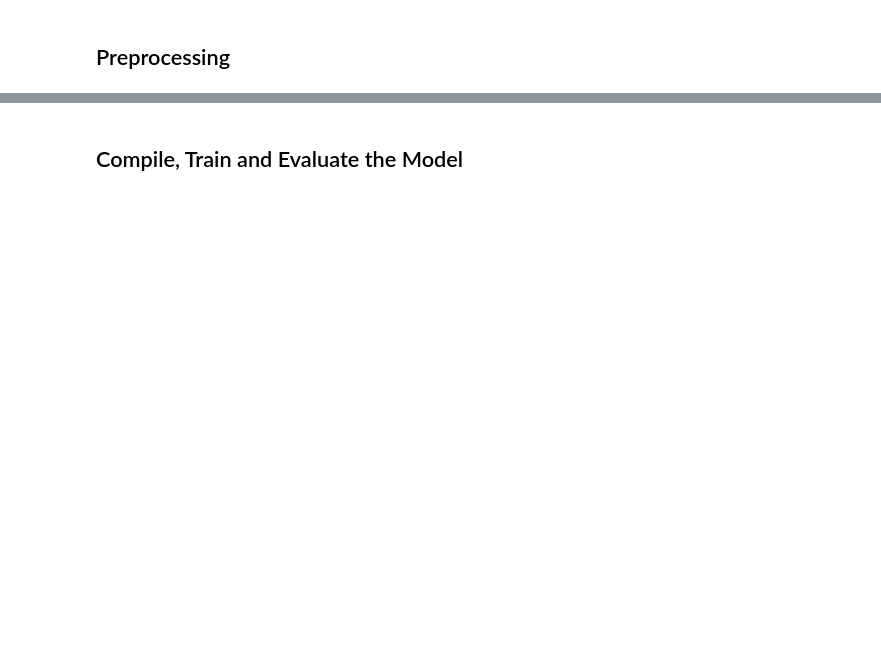
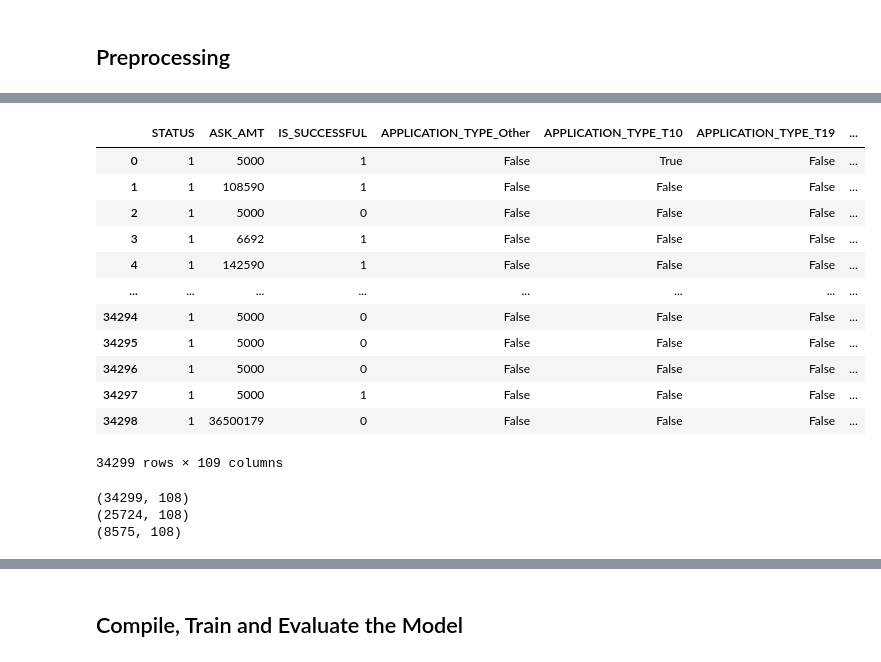
Before and after one commit to NguyenThiKimKhue/deep-learning-challenge, a Jupyter notebook: Charity_byKimNguyen.ipynb, the cells around one changed output, grey strips where cells are left out. Cells and saved outputs as stored; diff of their text form; code cells hidden in the pictures; blank space fills up the shorter version.

```diff
--- a/Charity_byKimNguyen.ipynb
+++ b/Charity_byKimNguyen.ipynb
@@ -89 +150,33 @@ Name: CLASSIFICATION, dtype: int64
+# %%
+# Convert categorical data to numeric with `pd.get_dummies` (do OHE)
+application_with_dumies_df = pd.get_dummies(application_df)
+application_with_dumies_df
+# %% [output]
+|  | STATUS | ASK_AMT | IS_SUCCESSFUL | APPLICATION_TYPE_Other | APPLICATION_TYPE_T10 | APPLICATION_TYPE_T19 | ... |
+| 0 | 1 | 5000 | 1 | False | True | False | ... |
+| 1 | 1 | 108590 | 1 | False | False | False | ... |
+| 2 | 1 | 5000 | 0 | False | False | False | ... |
+| 3 | 1 | 6692 | 1 | False | False | False | ... |
+| 4 | 1 | 142590 | 1 | False | False | False | ... |
+| ... | ... | ... | ... | ... | ... | ... | ... |
+| 34294 | 1 | 5000 | 0 | False | False | False | ... |
+| 34295 | 1 | 5000 | 0 | False | False | False | ... |
+| 34296 | 1 | 5000 | 0 | False | False | False | ... |
+| 34297 | 1 | 5000 | 1 | False | False | False | ... |
+| 34298 | 1 | 36500179 | 0 | False | False | False | ... |
+34299 rows × 109 columns
+# %%
+# Split our preprocessed data into our features and target arrays
+X=application_with_dumies_df.drop(['IS_SUCCESSFUL'], axis=1).values # It's input feature X
+y=application_with_dumies_df['IS_SUCCESSFUL'].values # It's target label
+
+# Split the preprocessed data into a training and testing dataset
+X_train, X_test, y_train, y_test = train_test_split(X, y, test_size=0.25, random_state=42) # train_test_split will issolate 25% of my data as a test set)
+print(X.shape)
+print(X_train.shape)
+print(X_test.shape)
+# %% [output]
+(34299, 108)
+(25724, 108)
+(8575, 108)
 # %%
```
Also changed, not shown: parts of 33 cells of this notebook.
